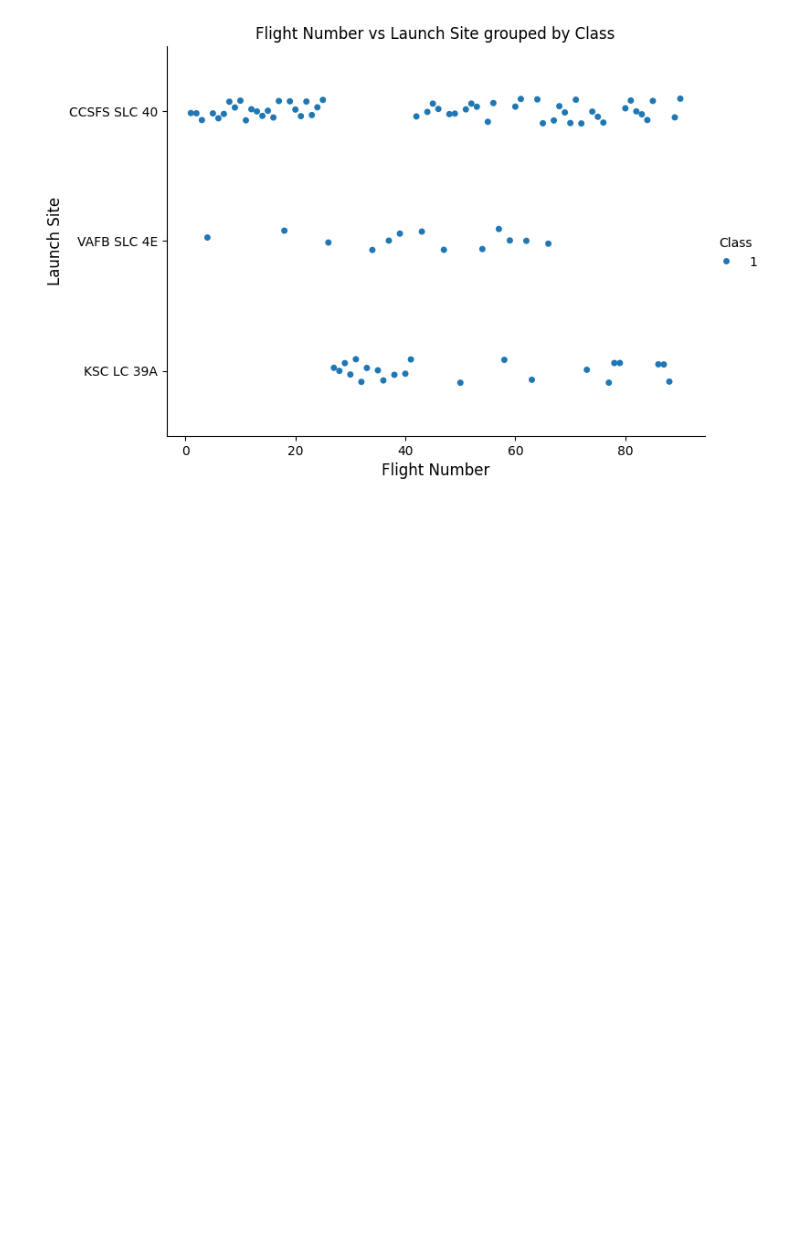
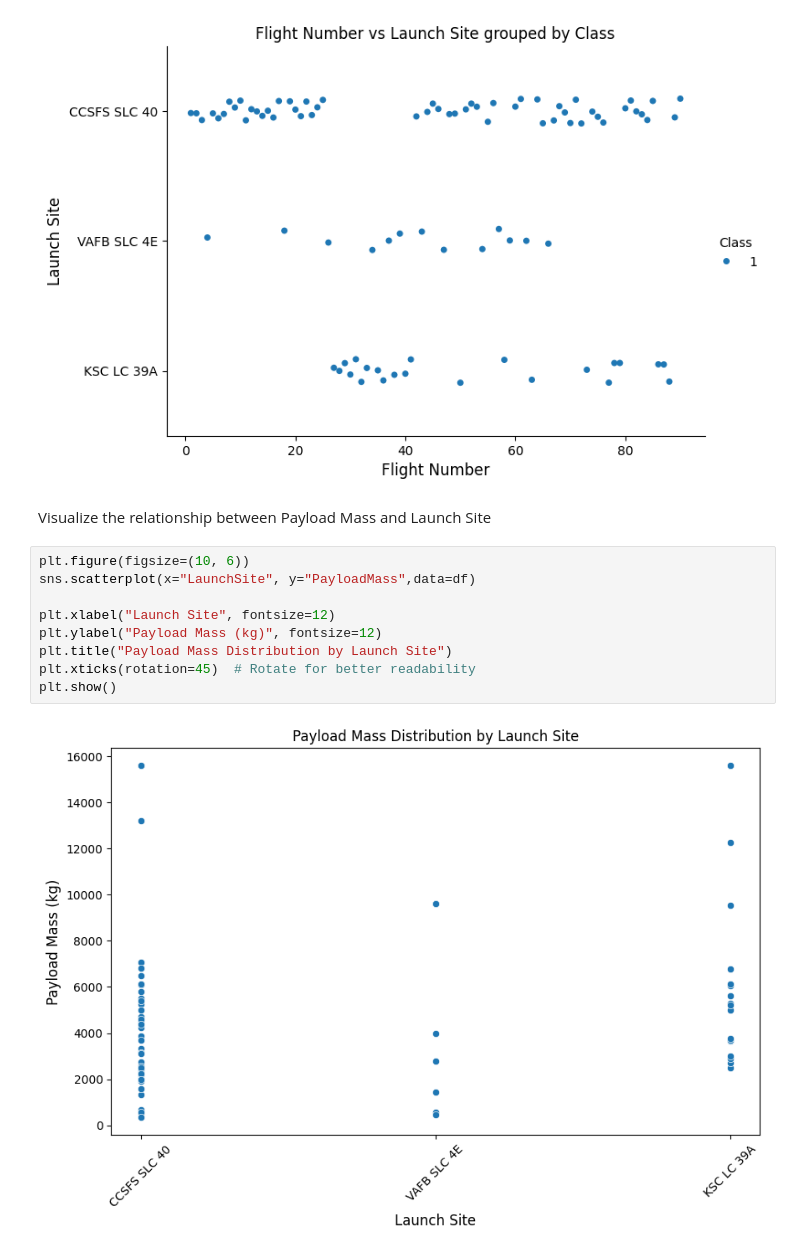
Before and after one commit to nayanjikar09/DATA_SCIENCE_CAPSTON_PROJECT, a Jupyter notebook: 4data_viz.ipynb, the cells around one changed output. Drawn from its saved outputs; the diff is of its cells as text; blank space fills up the shorter version.

```diff
--- a/4data_viz.ipynb
+++ b/4data_viz.ipynb
@@ -35,3 +35,16 @@ plt.title("Flight Number vs Launch Site grouped by Class")
 plt.show()
 # %% [output]
 [figure]
+# %% [markdown]
+ Visualize the relationship between Payload Mass and Launch Site
+# %%
+plt.figure(figsize=(10, 6))
+sns.scatterplot(x="LaunchSite", y="PayloadMass",data=df)
+
+plt.xlabel("Launch Site", fontsize=12)
+plt.ylabel("Payload Mass (kg)", fontsize=12)
+plt.title("Payload Mass Distribution by Launch Site")
+plt.xticks(rotation=45)  # Rotate for better readability
+plt.show()
+# %% [output]
+[figure, added]
```
Also changed, not shown: parts of 12 cells of this notebook, 2 other files.
